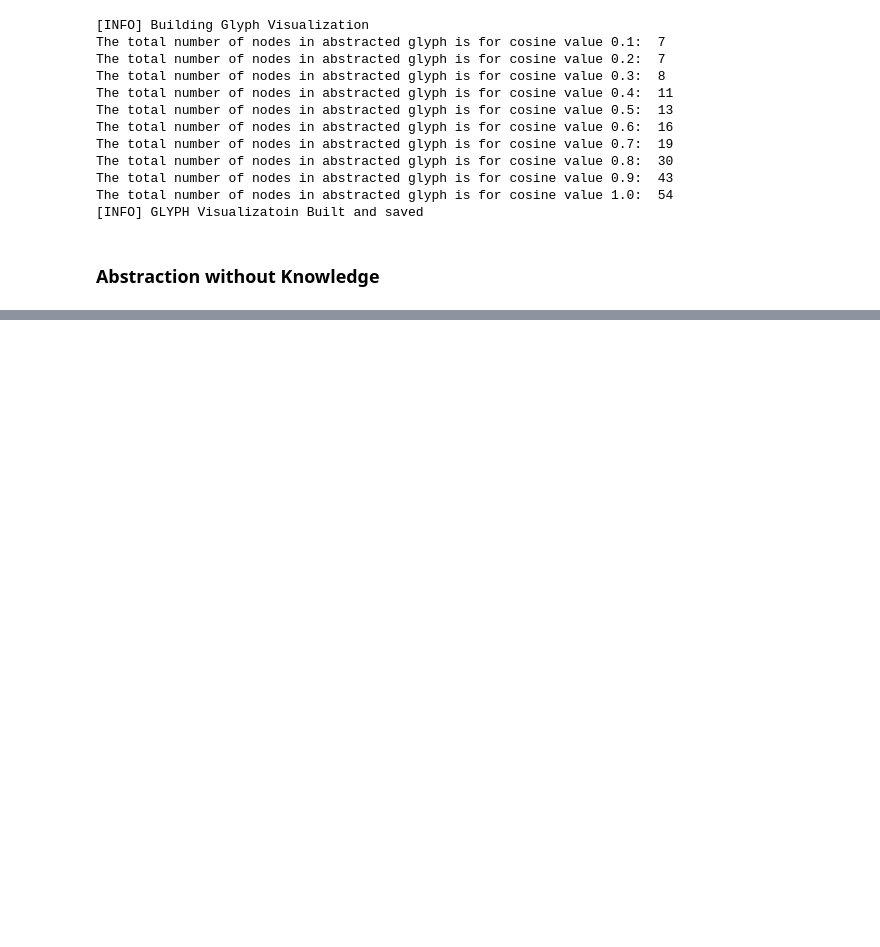
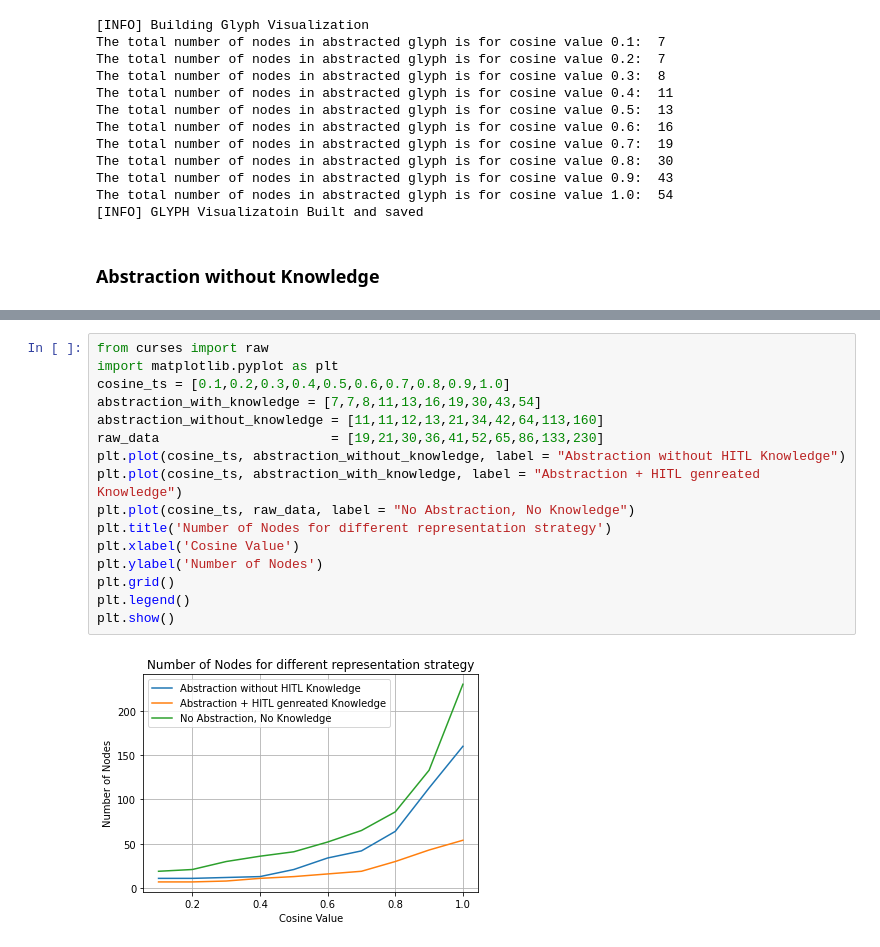
Before and after one commit to siddu1998/ParallelOPM, a Jupyter notebook: ParallelOPM-main/CODE/GLYPH/Archive/Sai_cosine/CODE/OPM_Paper.ipynb, the cells around one changed output, grey strips where cells are left out. Saved outputs shown, nothing was run; the diff lists cells and outputs as text; blank space fills up the shorter version.

Commit message:
graphs new for all forms of abstraction

```diff
--- a/ParallelOPM-main/CODE/GLYPH/Archive/Sai_cosine/CODE/OPM_Paper.ipynb
+++ b/ParallelOPM-main/CODE/GLYPH/Archive/Sai_cosine/CODE/OPM_Paper.ipynb
@@ -941,0 +984,18 @@ The total number of nodes in abstracted glyph is for cosine value 1.0:  160
+# %%
+from curses import raw
+import matplotlib.pyplot as plt
+cosine_ts = [0.1,0.2,0.3,0.4,0.5,0.6,0.7,0.8,0.9,1.0]
+abstraction_with_knowledge = [7,7,8,11,13,16,19,30,43,54]
+abstraction_without_knowledge = [11,11,12,13,21,34,42,64,113,160]
+raw_data                      = [19,21,30,36,41,52,65,86,133,230]
+plt.plot(cosine_ts, abstraction_without_knowledge, label = "Abstraction without HITL Knowledge")
+plt.plot(cosine_ts, abstraction_with_knowledge, label = "Abstraction + HITL genreated Knowledge")
+plt.plot(cosine_ts, raw_data, label = "No Abstraction, No Knowledge")
+plt.title('Number of Nodes for different representation strategy')
+plt.xlabel('Cosine Value')
+plt.ylabel('Number of Nodes')
+plt.grid()
+plt.legend()
+plt.show()
+# %% [output]
+[figure, added]
```
Also changed, not shown: parts of 5 cells of this notebook, 8 other files.
